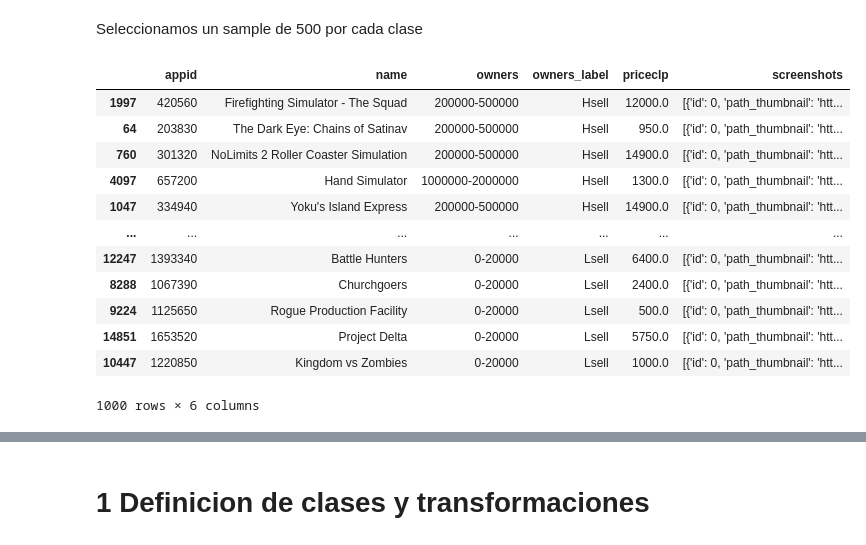
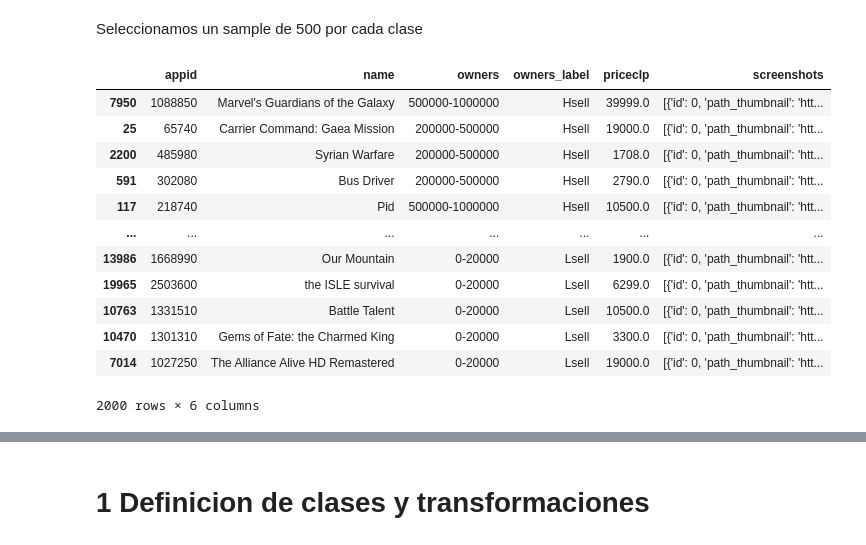
Before and after one commit to hectorjimenez12/CC5205_Proyecto, a Jupyter notebook: Game_ClassificationCNNV2.ipynb, the cells around one changed output, grey strips where cells are left out. Saved outputs shown, nothing was run; the diff lists cells and outputs as text; code cells hidden in the pictures.

```diff
--- a/Game_ClassificationCNNV2.ipynb
+++ b/Game_ClassificationCNNV2.ipynb
@@ -99,22 +95,22 @@ dfmedia.groupby('owners_label').count().loc[:,'name'].plot.bar()
 # %% [markdown]
 Seleccionamos un sample de 500 por cada clase
 # %%
-Nsample  = 500
+Nsample  = 1000
 labels   = ['Hsell','Lsell']
 list_ids = [ random.sample(list(dfmedia.index[dfmedia.owners_label.isin([i])]),k=Nsample) for i in labels ]
 dfsample = dfmedia.loc[ sum(list_ids,[]) , ['appid','name','owners','owners_label','priceclp','screenshots'] ]
 dfsample
 # %% [output]
 |  | appid | name | owners | owners_label | priceclp | screenshots |
-| 1997 | 420560 | Firefighting Simulator - The Squad | 200000-500000 | Hsell | 12000.0 | [{'id': 0, 'path_thumbnail': 'htt... |
-| 64 | 203830 | The Dark Eye: Chains of Satinav | 200000-500000 | Hsell | 950.0 | [{'id': 0, 'path_thumbnail': 'htt... |
-| 760 | 301320 | NoLimits 2 Roller Coaster Simulation | 200000-500000 | Hsell | 14900.0 | [{'id': 0, 'path_thumbnail': 'htt... |
-| 4097 | 657200 | Hand Simulator | 1000000-2000000 | Hsell | 1300.0 | [{'id': 0, 'path_thumbnail': 'htt... |
-| 1047 | 334940 | Yoku's Island Express | 200000-500000 | Hsell | 14900.0 | [{'id': 0, 'path_thumbnail': 'htt... |
+| 7950 | 1088850 | Marvel's Guardians of the Galaxy | 500000-1000000 | Hsell | 39999.0 | [{'id': 0, 'path_thumbnail': 'htt... |
+| 25 | 65740 | Carrier Command: Gaea Mission | 200000-500000 | Hsell | 19000.0 | [{'id': 0, 'path_thumbnail': 'htt... |
+| 2200 | 485980 | Syrian Warfare | 200000-500000 | Hsell | 1708.0 | [{'id': 0, 'path_thumbnail': 'htt... |
+| 591 | 302080 | Bus Driver | 200000-500000 | Hsell | 2790.0 | [{'id': 0, 'path_thumbnail': 'htt... |
+| 117 | 218740 | Pid | 500000-1000000 | Hsell | 10500.0 | [{'id': 0, 'path_thumbnail': 'htt... |
 | ... | ... | ... | ... | ... | ... | ... |
-| 12247 | 1393340 | Battle Hunters | 0-20000 | Lsell | 6400.0 | [{'id': 0, 'path_thumbnail': 'htt... |
-| 8288 | 1067390 | Churchgoers | 0-20000 | Lsell | 2400.0 | [{'id': 0, 'path_thumbnail': 'htt... |
-| 9224 | 1125650 | Rogue Production Facility | 0-20000 | Lsell | 500.0 | [{'id': 0, 'path_thumbnail': 'htt... |
-| 14851 | 1653520 | Project Delta | 0-20000 | Lsell | 5750.0 | [{'id': 0, 'path_thumbnail': 'htt... |
-| 10447 | 1220850 | Kingdom vs Zombies | 0-20000 | Lsell | 1000.0 | [{'id': 0, 'path_thumbnail': 'htt... |
+| 13986 | 1668990 | Our Mountain | 0-20000 | Lsell | 1900.0 | [{'id': 0, 'path_thumbnail': 'htt... |
+| 19965 | 2503600 | the ISLE survival | 0-20000 | Lsell | 6299.0 | [{'id': 0, 'path_thumbnail': 'htt... |
+| 10763 | 1331510 | Battle Talent | 0-20000 | Lsell | 10500.0 | [{'id': 0, 'path_thumbnail': 'htt... |
+| 10470 | 1301310 | Gems of Fate: the Charmed King | 0-20000 | Lsell | 3300.0 | [{'id': 0, 'path_thumbnail': 'htt... |
+| 7014 | 1027250 | The Alliance Alive HD Remastered | 0-20000 | Lsell | 19000.0 | [{'id': 0, 'path_thumbnail': 'htt... |
-1000 rows × 6 columns
+2000 rows × 6 columns
```
Also changed, not shown: parts of 6 cells of this notebook.
